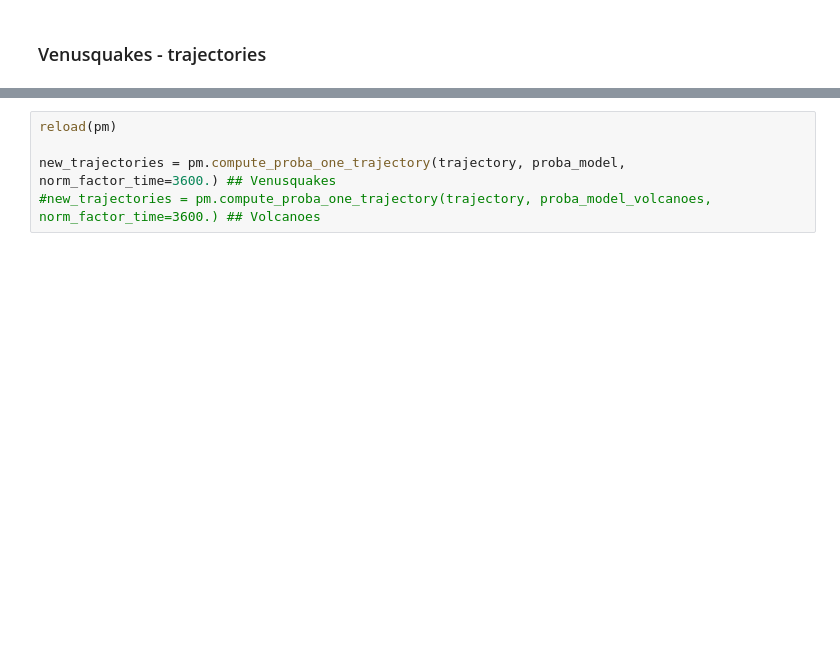
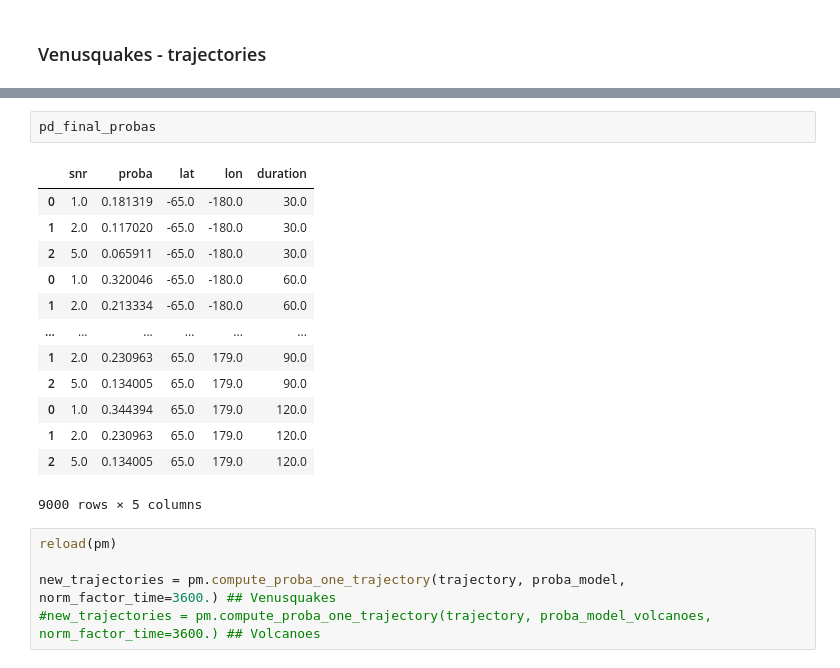
Before and after one commit to QuentinBrissaud/Venus_Detectability, a Jupyter notebook: compute_proba_detection_venus.ipynb, the cells around one changed output, grey strips where cells are left out. Cells and saved outputs as stored; diff of their text form; blank space fills up the shorter version.

```diff
--- a/compute_proba_detection_venus.ipynb
+++ b/compute_proba_detection_venus.ipynb
@@ -337,3 +323,19 @@ for duration, one_duration in pd_final_probas.groupby(['duration']):
+# %%
+pd_final_probas
+# %% [output]
+|  | snr | proba | lat | lon | duration |
+| 0 | 1.0 | 0.181319 | -65.0 | -180.0 | 30.0 |
+| 1 | 2.0 | 0.117020 | -65.0 | -180.0 | 30.0 |
+| 2 | 5.0 | 0.065911 | -65.0 | -180.0 | 30.0 |
+| 0 | 1.0 | 0.320046 | -65.0 | -180.0 | 60.0 |
+| 1 | 2.0 | 0.213334 | -65.0 | -180.0 | 60.0 |
+| ... | ... | ... | ... | ... | ... |
+| 1 | 2.0 | 0.230963 | 65.0 | 179.0 | 90.0 |
+| 2 | 5.0 | 0.134005 | 65.0 | 179.0 | 90.0 |
+| 0 | 1.0 | 0.344394 | 65.0 | 179.0 | 120.0 |
+| 1 | 2.0 | 0.230963 | 65.0 | 179.0 | 120.0 |
+| 2 | 5.0 | 0.134005 | 65.0 | 179.0 | 120.0 |
+9000 rows × 5 columns
 # %%
 reload(pm)
 
```
Also changed, not shown: parts of 3 cells of this notebook, 2 other files.
